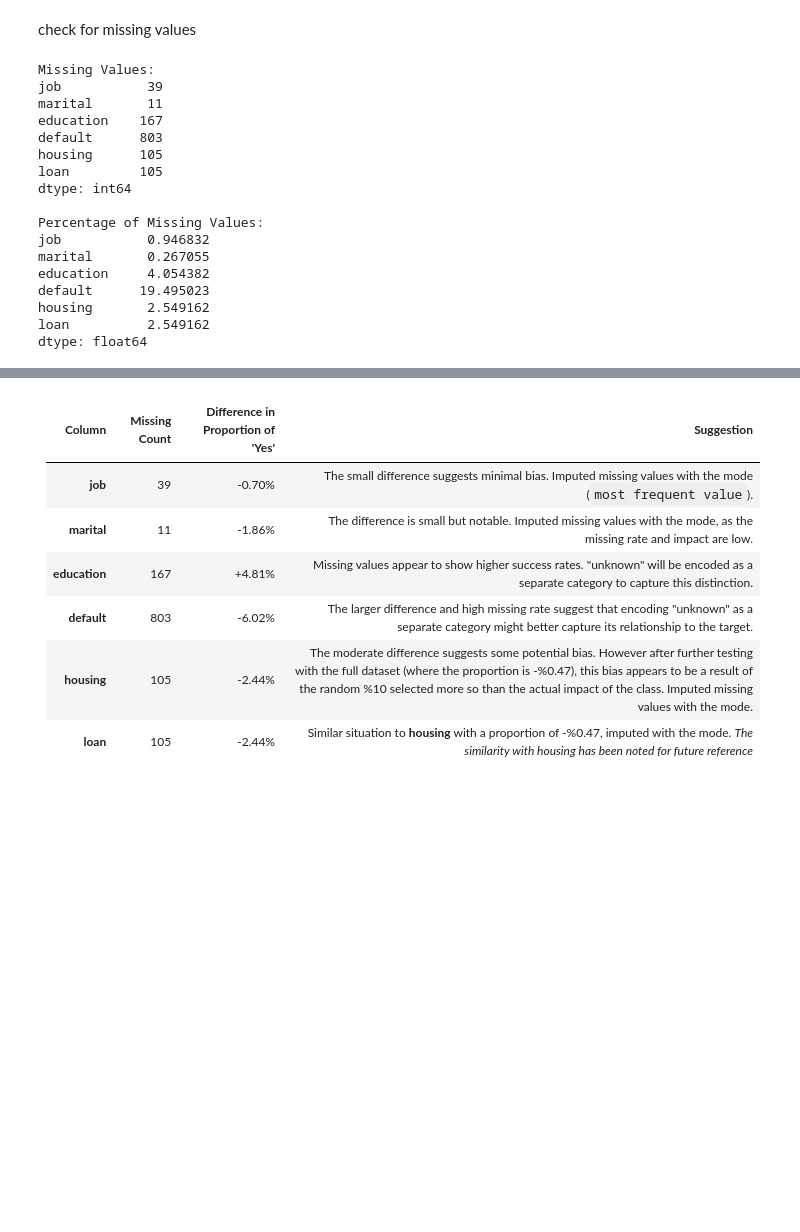
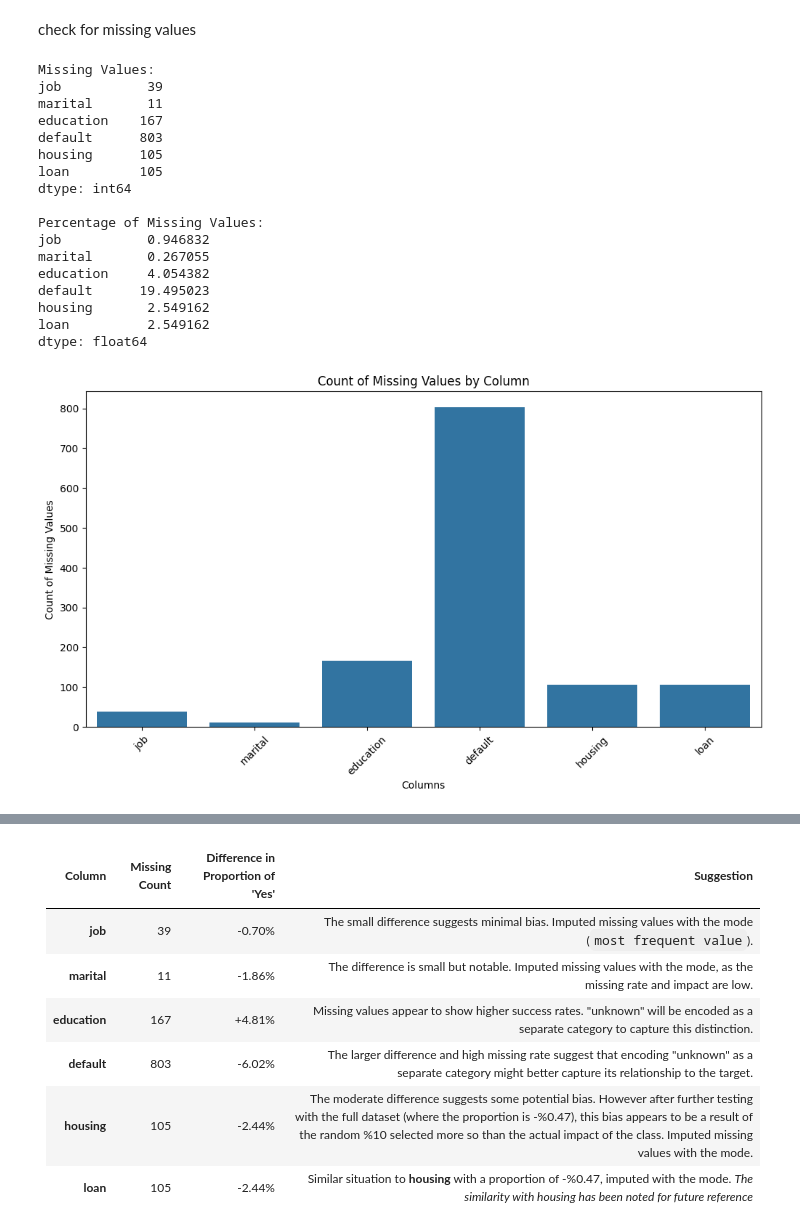
Before and after one commit to yux3ll/TermProject, a Jupyter notebook: ada442TermProject.ipynb, the cells around one changed output, grey strips where cells are left out. Drawn from its saved outputs; the diff is of its cells as text; code cells hidden in the pictures; blank space fills up the shorter version.

Commit message:
chore(main): graph add for the mising values by column

```diff
--- a/ada442TermProject.ipynb
+++ b/ada442TermProject.ipynb
@@ -37,42 +40,48 @@ pd.options.display.max_columns = 4000
 # %% [markdown]
 check for missing values
 # %%
-#TODO edit this section to print out better looking outputs, and maybe some visualizations with matplotlib
-
-
-
 data = pd.read_csv("dataset/bank-additional.csv", sep=';')
 
 # Check for missing values (encoded as "unknown")
 missing_values = data.isin(['unknown']).sum()
 
 # Display columns with missing values and their counts
 missing_values = missing_values[missing_values > 0]
 print("Missing Values:")
 print(missing_values)
 
 # Percentage of missing values
 missing_percentage = (missing_values / len(data)) * 100
 print("\nPercentage of Missing Values:")
 print(missing_percentage)
+
+# Visualization of missing values
+plt.figure(figsize=(12, 6))
+sns.barplot(x=missing_values.index, y=missing_values.values)
+plt.title('Count of Missing Values by Column')
+plt.ylabel('Count of Missing Values')
+plt.xlabel('Columns')
+plt.xticks(rotation=45)
+plt.show()
 # %% [output]
 Missing Values:
 job           39
 marital       11
 education    167
 default      803
 housing      105
 loan         105
 dtype: int64
 
 Percentage of Missing Values:
 job           0.946832
 marital       0.267055
 education     4.054382
 default      19.495023
 housing       2.549162
 loan          2.549162
 dtype: float64
+[figure, added]
 # %%
 
 #TODO again, this is just a simple print out of the data, we can make it look better and maybe add some visualizations
```
Also changed, not shown: parts of 3 cells of this notebook.
